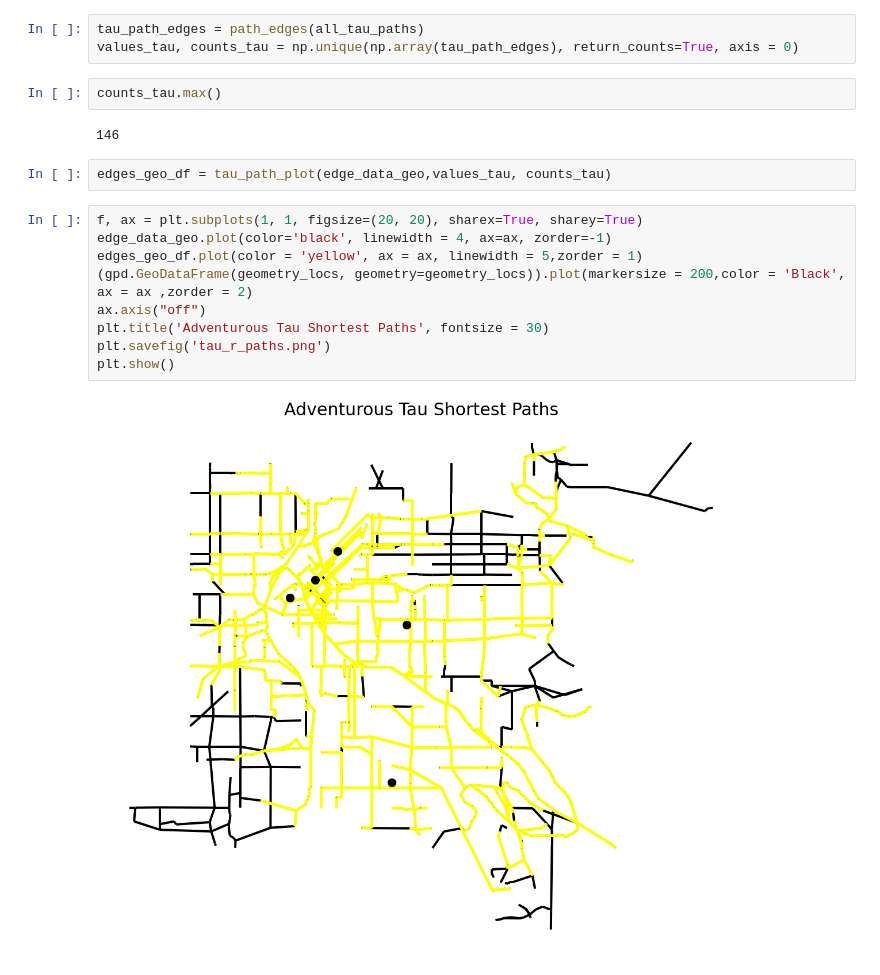
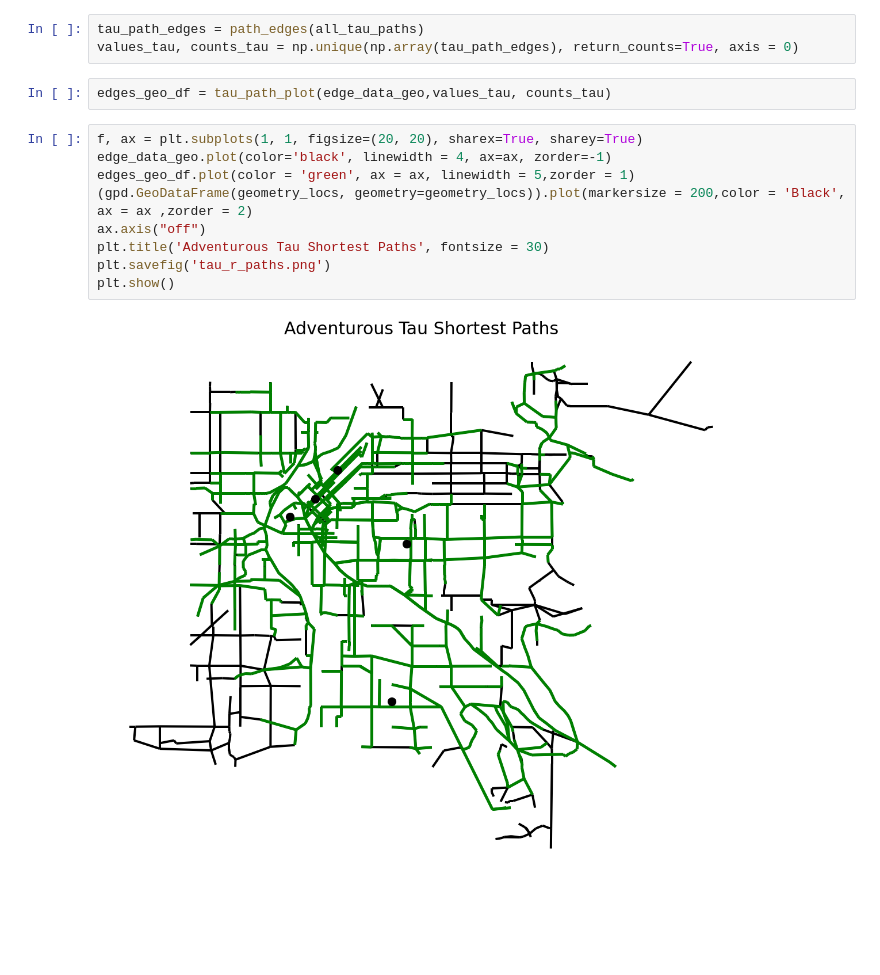
Before and after one commit to DillWithIt77/D2P_Spring_2022, a Jupyter notebook: Build-Network.ipynb, the cells around one changed output. Cells and saved outputs as stored; diff of their text form; blank space fills up the shorter version.

```diff
--- a/Build-Network.ipynb
+++ b/Build-Network.ipynb
@@ -414,20 +413,16 @@ len(all_tau_paths)
 # %%
 tau_path_edges = path_edges(all_tau_paths)
 values_tau, counts_tau = np.unique(np.array(tau_path_edges), return_counts=True, axis = 0)
-# %%
-counts_tau.max()
-# %% [output]
-146
 # %%
 edges_geo_df = tau_path_plot(edge_data_geo,values_tau, counts_tau)
 # %%
 f, ax = plt.subplots(1, 1, figsize=(20, 20), sharex=True, sharey=True)
 edge_data_geo.plot(color='black', linewidth = 4, ax=ax, zorder=-1)
-edges_geo_df.plot(color = 'yellow', ax = ax, linewidth = 5,zorder = 1)
+edges_geo_df.plot(color = 'green', ax = ax, linewidth = 5,zorder = 1)
 (gpd.GeoDataFrame(geometry_locs, geometry=geometry_locs)).plot(markersize = 200,color = 'Black', ax = ax ,zorder = 2)
 ax.axis("off")
 plt.title('Adventurous Tau Shortest Paths', fontsize = 30)
 plt.savefig('tau_r_paths.png')
 plt.show()
 # %% [output]
-[figure, old version]
+[figure, new version]
```
Also changed, not shown: parts of 2 cells of this notebook, 2 other files.
